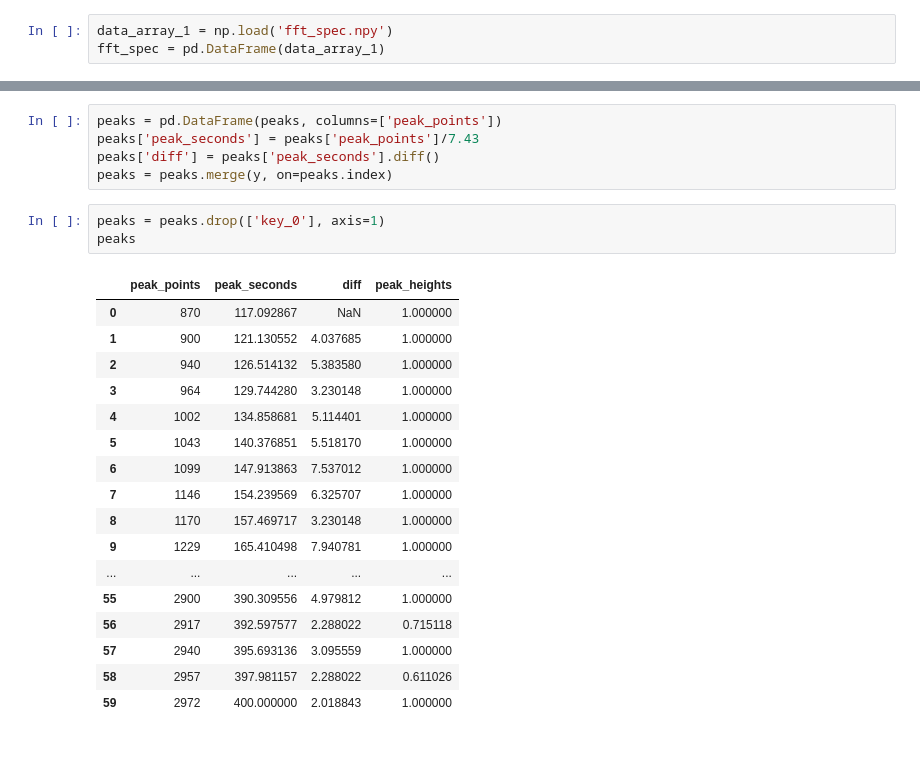
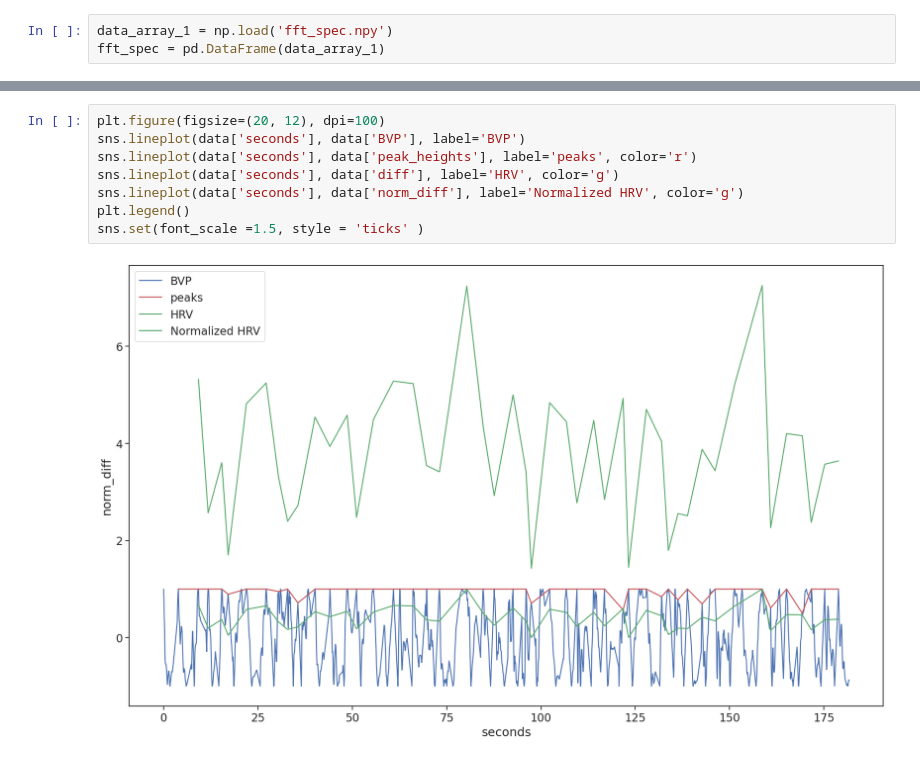
Before and after one commit to RamfisCenteno/rPPG, a Jupyter notebook: Untitled.ipynb, the cells around one changed output, grey strips where cells are left out. Saved outputs shown, nothing was run; the diff lists cells and outputs as text.

```diff
--- a/Untitled.ipynb
+++ b/Untitled.ipynb
@@ -197,28 +106,12 @@ y
-# %%
-peaks = pd.DataFrame(peaks, columns=['peak_points'])
-peaks['peak_seconds'] = peaks['peak_points']/7.43
-peaks['diff'] = peaks['peak_seconds'].diff()
-peaks = peaks.merge(y, on=peaks.index)
-# %%
-peaks = peaks.drop(['key_0'], axis=1)
-peaks
-# %% [output]
-|  | peak_points | peak_seconds | diff | peak_heights |
-| 0 | 870 | 117.092867 | NaN | 1.000000 |
-| 1 | 900 | 121.130552 | 4.037685 | 1.000000 |
-| 2 | 940 | 126.514132 | 5.383580 | 1.000000 |
-| 3 | 964 | 129.744280 | 3.230148 | 1.000000 |
-| 4 | 1002 | 134.858681 | 5.114401 | 1.000000 |
-| 5 | 1043 | 140.376851 | 5.518170 | 1.000000 |
-| 6 | 1099 | 147.913863 | 7.537012 | 1.000000 |
-| 7 | 1146 | 154.239569 | 6.325707 | 1.000000 |
-| 8 | 1170 | 157.469717 | 3.230148 | 1.000000 |
-| 9 | 1229 | 165.410498 | 7.940781 | 1.000000 |
-| ... | ... | ... | ... | ... |
-| 55 | 2900 | 390.309556 | 4.979812 | 1.000000 |
-| 56 | 2917 | 392.597577 | 2.288022 | 0.715118 |
-| 57 | 2940 | 395.693136 | 3.095559 | 1.000000 |
-| 58 | 2957 | 397.981157 | 2.288022 | 0.611026 |
-| 59 | 2972 | 400.000000 | 2.018843 | 1.000000 |
+# %%
+plt.figure(figsize=(20, 12), dpi=100)
+sns.lineplot(data['seconds'], data['BVP'], label='BVP')
+sns.lineplot(data['seconds'], data['peak_heights'], label='peaks', color='r')
+sns.lineplot(data['seconds'], data['diff'], label='HRV', color='g')
+sns.lineplot(data['seconds'], data['norm_diff'], label='Normalized HRV', color='g')
+plt.legend()
+sns.set(font_scale =1.5, style = 'ticks' )
+# %% [output]
+[figure, added]
 # %%
 plt.figure(figsize=(20, 12), dpi=100)
```
Also changed, not shown: parts of 34 cells of this notebook, 10 other files.
